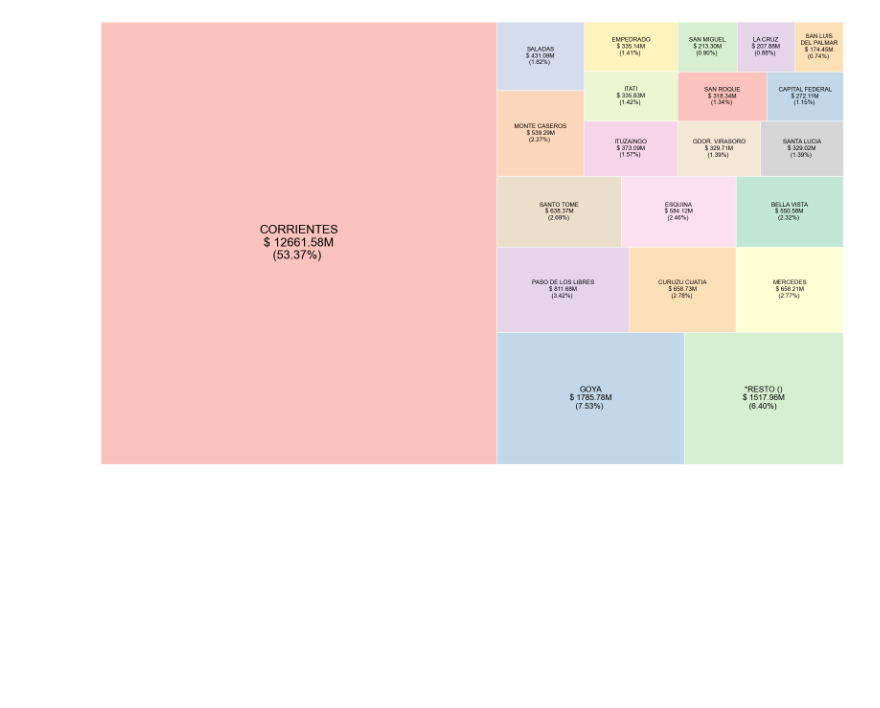
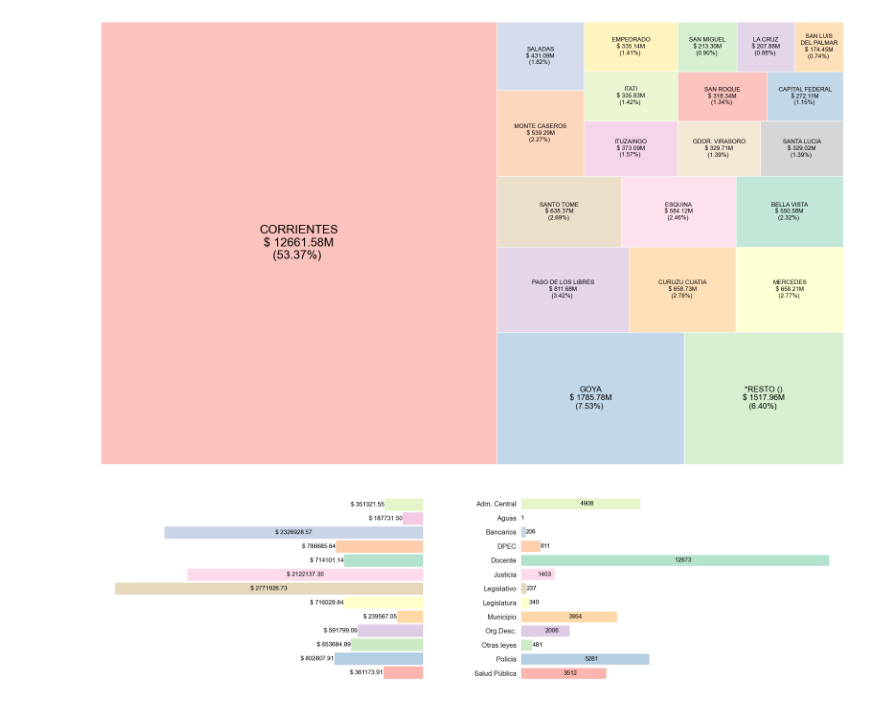
Before and after one commit to chrisgalvez/ReportesLiquidaciones, a Jupyter notebook: estadisticas-liquidaciones.ipynb, the cells around one changed output. Cells and saved outputs as stored; diff of their text form; code cells hidden in the pictures; blank space fills up the shorter version.

Commit message:
Incorpora grafica doble promedios y beneficios por tipo reparticion

```diff
--- a/estadisticas-liquidaciones.ipynb
+++ b/estadisticas-liquidaciones.ipynb
@@ -878,6 +878,89 @@ temp_line_crec_veg = tempfile.NamedTemporaryFile(delete=False, suffix='.png')
 plt.savefig(temp_line_crec_veg)
 # plt.show()
 plt.close()
+# %%
+# MEDIO POR REPARTICION (BAR)
+medios_por_rep = brutos[["TIPOREPARTICION", "BRUTO"]].groupby("TIPOREPARTICION").mean(["BRUTO"])
+medios_por_rep.sort_index(ascending=False, inplace=True)
+
+fig, ax = plt.subplots(1,2, figsize=(30,8))
+bars = ax[0].barh(medios_por_rep.index, medios_por_rep["BRUTO"], color=colores,
+        height=0.9)
+
+for bar in bars:
+    height = bar.get_height()
+    width = bar.get_width()
+    # Agregamos el texto de la cantidad de registros por cada localidad
+    ax[0].text(
+        (width/2) if (width > 15*1e5) else (width + 0.3),
+        bar.get_y() + height / 2,
+        f'$ {width :.2f}',
+        ha= 'center' if width > 15*1e5 else 'right',
+        va='center',
+        rotation='horizontal',
+        c="black",
+        fontsize=14
+    )
+
+
+# Eliminar los ejes
+
+# Opcional: Eliminar las marcas de los ejes
+ax[0].xaxis.set_ticks_position('none')
+ax[1].xaxis.set_ticks_position('none')
+ax[0].yaxis.set_ticks_position('none')
+ax[1].yaxis.set_ticks_position('none')
+
+ax[0].xaxis.set_visible(False)
+ax[0].yaxis.set_visible(False)
+ax[1].xaxis.set_visible(False)
+# ax[1].set_yticklabels(medios_por_rep.index, ha='center')
+
+ax[0].invert_xaxis()
+
+ax[1].tick_params(axis="y", labelsize=16)
+ax[0].grid(False)
+plt.grid(False)
+
+cuenta_por_rep = brutos[["TIPOREPARTICION", "BRUTO"]].groupby("TIPOREPARTICION").count()
+cuenta_por_rep.sort_index(ascending=False, inplace=True)
+
+
+# Eliminar el cuadro alrededor del gráfico
+for spine in ax[0].spines.values():
+    spine.set_visible(False)
+
+for spine in ax[1].spines.values():
+    spine.set_visible(False)
+
+bars1 = ax[1].barh(y= cuenta_por_rep.index, width=cuenta_por_rep["BRUTO"], color=colores)
+for bar in bars1:
+    height = bar.get_height()
+    width = bar.get_width()
+    # Agregamos el texto de la cantidad de registros por cada localidad
+    ax[1].text(
+        (width/2) if (width > 1000) else (width + 0.3),
+        bar.get_y() + height / 2,
+        f'{width :.0f}',
+        ha= 'left', #'center' if width > 1000 else 'left',
+        va='center',
+        rotation='horizontal',
+        c="black",
+        fontsize=14
+    )
+
+
+'''AJUSTO EL ESPACIO ENTRE EL EJE Y EL TEXTO'''
+plt.subplots_adjust(left=0.1, right=0.9, top=0.9, bottom=0.1, wspace=0.3)
+# plt.tight_layout()
+
+
+temp_barh_tipo_rep = tempfile.NamedTemporaryFile(delete=False, suffix='.png')
+plt.savefig(temp_barh_tipo_rep)
+
+plt.show()
+# %% [output]
+[figure, added]
 # %%
 """ REPORTE """
 from reportlab.lib.pagesizes import A4, landscape
```
Also changed, not shown: parts of 3 cells of this notebook.
